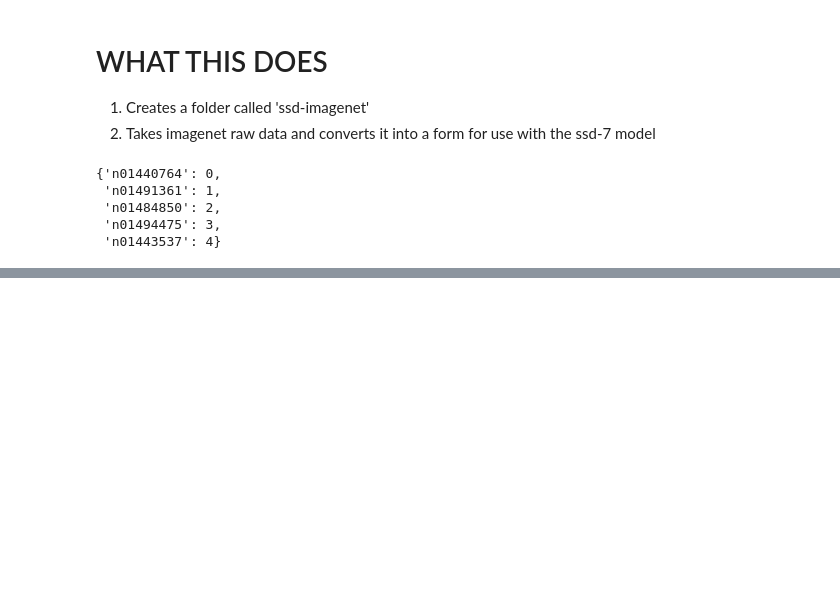
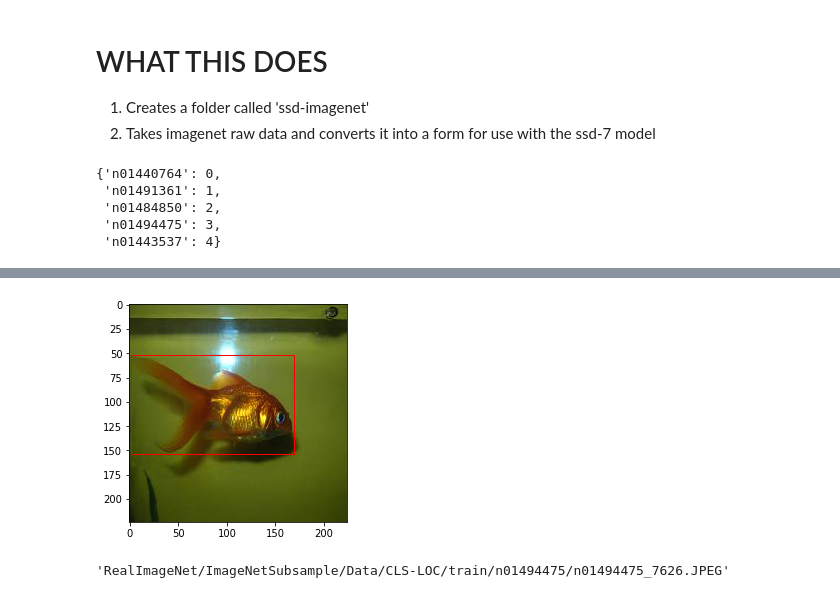
Before and after one commit to alswilli/Object-Classificaton-and-Localization-on-ImageNet, a Jupyter notebook: prepare-ssd.ipynb, the cells around one changed output, grey strips where cells are left out. Saved outputs shown, nothing was run; the diff lists cells and outputs as text; code cells hidden in the pictures; blank space fills up the shorter version.

```diff
--- a/prepare-ssd.ipynb
+++ b/prepare-ssd.ipynb
@@ -120,0 +176,28 @@ readMapping()
+# %%
+x_ratio = width / size
+y_ratio = height / size
+
+xmin_new = xmin/x_ratio
+xmax_new = xmax/x_ratio
+ymin_new = ymin/y_ratio
+ymax_new = ymax/y_ratio
+
+new_imgpath = os.path.join(ssd_path, imgname)
+img = Image.open(new_imgpath)
+im = np.array(Image.open(new_imgpath), dtype=np.uint8)
+fig,ax = plt.subplots(1)
+
+# # Display the image
+ax.imshow(im)
+rect = patches.Rectangle((xmin_new, ymin_new),(xmax_new-xmin_new),(ymax_new-ymin_new),linewidth=1,edgecolor='r',facecolor='none')
+
+# # Add the patch to the Axes
+ax.add_patch(rect)
+
+plt.show()
+# %% [output]
+[figure, added]
+# %%
+raw_imgpath
+# %% [output]
+'RealImageNet/ImageNetSubsample/Data/CLS-LOC/train/n01494475/n01494475_7626.JPEG'
```
Also changed, not shown: parts of 3 cells of this notebook.
